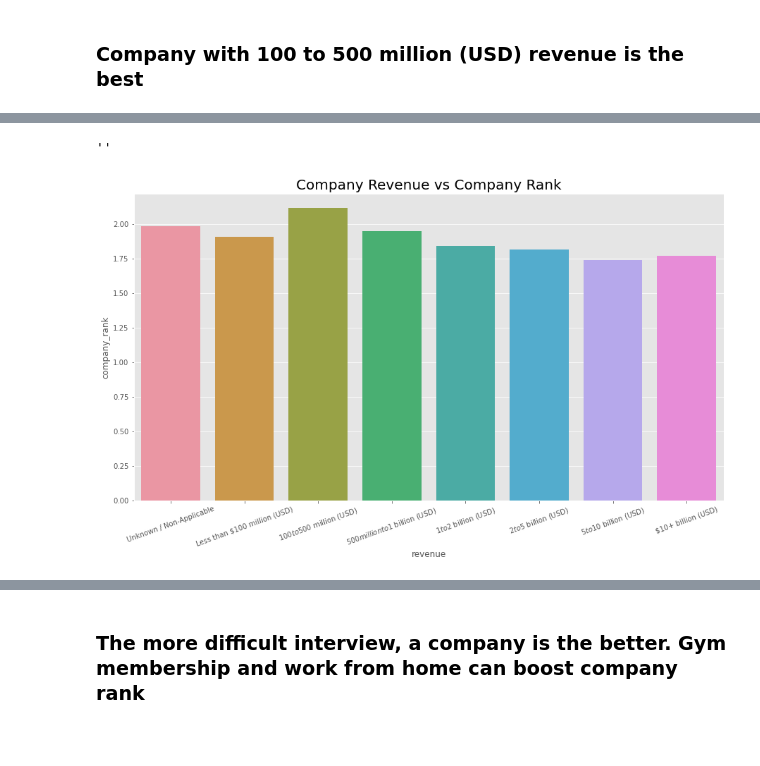
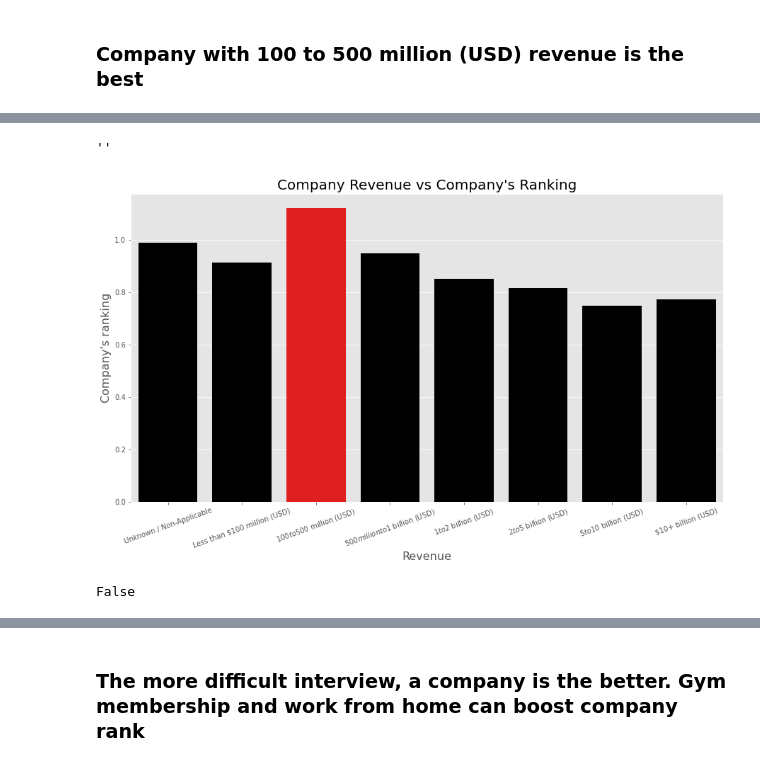
Before and after one commit to yunus-herman/The-best-workplace, a Jupyter notebook: 02_Data_Cleaning_EDA.ipynb, the cells around one changed output, grey strips where cells are left out. Cells and saved outputs as stored; diff of their text form; code cells hidden in the pictures; blank space fills up the shorter version.

```diff
--- a/02_Data_Cleaning_EDA.ipynb
+++ b/02_Data_Cleaning_EDA.ipynb
@@ -240,6 +244,9 @@ def data_cleaning(df):
                                                  'Self-employed':'Others',
                                                  'Contract':'Others'})
 
+    # Create state column base on head quarter column
+    df['state'] = df.head_quarter.apply(lambda head_quarter : head_quarter.split(',')[1])
+
 
     return df
 # %% [markdown]
@@ -271,11 +278,12 @@ See the caveats in the documentation: https://pandas.pydata.org/pandas-docs/stab
 df['company_rank'] = df['rating']
 for index, rk in enumerate(df['company_rank']):
     if rk >= 4.2:
-        df['company_rank'].iloc[index] = 3
+        df['company_rank'].iloc[index] = 2
     elif (rk >= 3.9) & (rk < 4.2) :
-        df['company_rank'].iloc[index] = 2
-    else:# rk < 3.9:
         df['company_rank'].iloc[index] = 1
+    else:
+    # bellow 3.9
+        df['company_rank'].iloc[index] = 0
 # %% [output]
 A value is trying to be set on a copy of a slice from a DataFrame
 
@@ -387,21 +433,24 @@ revenue_df = pd.DataFrame(df.groupby('revenue').agg('mean')['company_rank'])
 # %%
-# 1 = 'Unknown / Non-Applicable'
+    # 1 = 'Unknown / Non-Applicable'
     # 2 = 'Less than $100 million (USD)'
     # 3 = '$100 to $500 million (USD)'
     # 4 = '$500 million to $1 billion (USD)'
     # 5 = '$1 to $2 billion (USD)'
     # 6 = '$2 to $5 billion (USD)'
     # 7 = '$5 to $10 billion (USD)'
     # 8 = '$10+ billion (USD)'
 
 plt.figure(figsize = (15,8))
-sns.barplot(x = 'revenue', y = 'company_rank', data= revenue_df.reset_index().sort_values('company_rank'))
+clrs = ['black' if (x < 1.1) else 'red' for x in revenue_df['company_rank']]
+sns.barplot(x = 'revenue', y = 'company_rank', data= revenue_df.reset_index().sort_values('company_rank'),palette = clrs)
 plt.xticks(rotation = 45)
-plt.title('Company Revenue vs Company Rank', fontsize = 20)
+plt.title("Company Revenue vs Company's Ranking", fontsize = 20)
 plt.xticks([0, 1, 2,3,4,5,6,7], ['Unknown / Non-Applicable','Less than $100 million (USD)','$100 to $500 million (USD)',
                         '$500 million to $1 billion (USD)','$1 to $2 billion (USD)','$2 to $5 billion (USD)',
                         '$5 to $10 billion (USD)','$10+ billion (USD)'],rotation=20)
+plt.xlabel('Revenue', fontsize = 16)
+plt.ylabel("Company's ranking", fontsize = 16)
 ;
 # %% [output]
 ''
-[figure, old version]
+[figure, new version]
@@ -407,0 +469,4 @@ plt.xticks([0, 1, 2,3,4,5,6,7], ['Unknown / Non-Applicable','Less than $100 mill
+# %%
+['AL','OK'] in (states_ls)
+# %% [output]
+False
```
Also changed, not shown: parts of 42 cells of this notebook, 4 other files.
